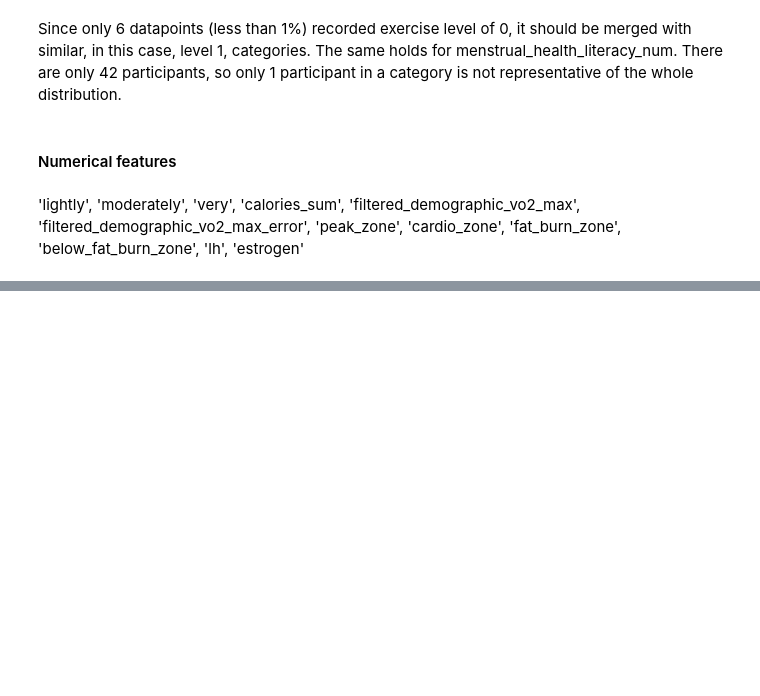
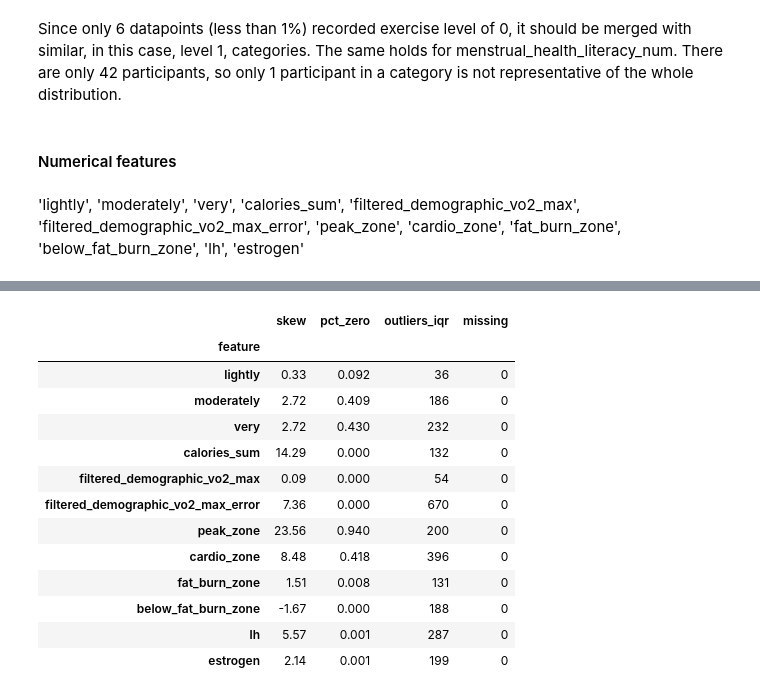
Before and after one commit to EstelleWang-UofT/ML-for-Women, a Jupyter notebook: notebooks/physical activity/merged preprocess.ipynb, the cells around one changed output, grey strips where cells are left out. Saved outputs shown, nothing was run; the diff lists cells and outputs as text; code cells hidden in the pictures; blank space fills up the shorter version.

```diff
--- a/notebooks/physical activity/merged preprocess.ipynb
+++ b/notebooks/physical activity/merged preprocess.ipynb
@@ -427,2 +450,31 @@ merged_fatigue['menstrual_health_literacy_num'] = merged_fatigue['menstrual_heal
+# %%
+rows = []
+for col in numerical_features:
+    s = merged_fatigue[col]
+    q1, q3 = s.quantile([0.25, 0.75])
+    iqr = q3 - q1
+    rows.append({
+        'feature': col,
+        'skew': s.skew().round(2),
+        'pct_zero': (s == 0).mean().round(3),
+        'outliers_iqr': ((s < q1 - 1.5 * iqr) | (s > q3 + 1.5 * iqr)).sum(),
+        'missing': s.isna().sum(),
+    })
+display(pd.DataFrame(rows).set_index('feature'))
+# %% [output]
+|  | skew | pct_zero | outliers_iqr | missing |
+| feature |  |  |  |  |
+| lightly | 0.33 | 0.092 | 36 | 0 |
+| moderately | 2.72 | 0.409 | 186 | 0 |
+| very | 2.72 | 0.430 | 232 | 0 |
+| calories_sum | 14.29 | 0.000 | 132 | 0 |
+| filtered_demographic_vo2_max | 0.09 | 0.000 | 54 | 0 |
+| filtered_demographic_vo2_max_error | 7.36 | 0.000 | 670 | 0 |
+| peak_zone | 23.56 | 0.940 | 200 | 0 |
+| cardio_zone | 8.48 | 0.418 | 396 | 0 |
+| fat_burn_zone | 1.51 | 0.008 | 131 | 0 |
+| below_fat_burn_zone | -1.67 | 0.000 | 188 | 0 |
+| lh | 5.57 | 0.001 | 287 | 0 |
+| estrogen | 2.14 | 0.001 | 199 | 0 |
 # %%
 merged_fatigue.to_csv("../../mcphases/merged/physical_activity_merged_processed.csv", index=False)
```
Also changed, not shown: parts of 2 cells of this notebook.
